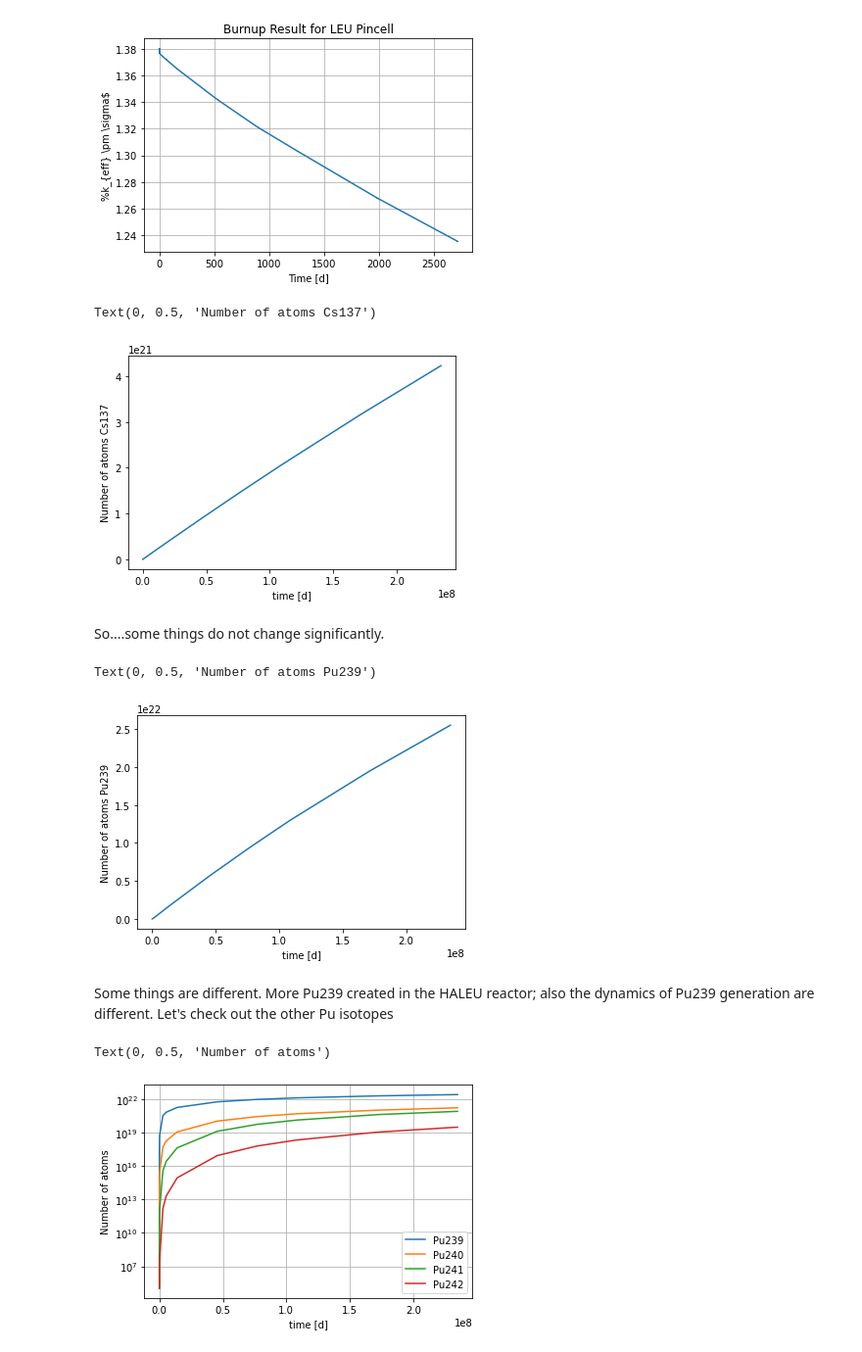
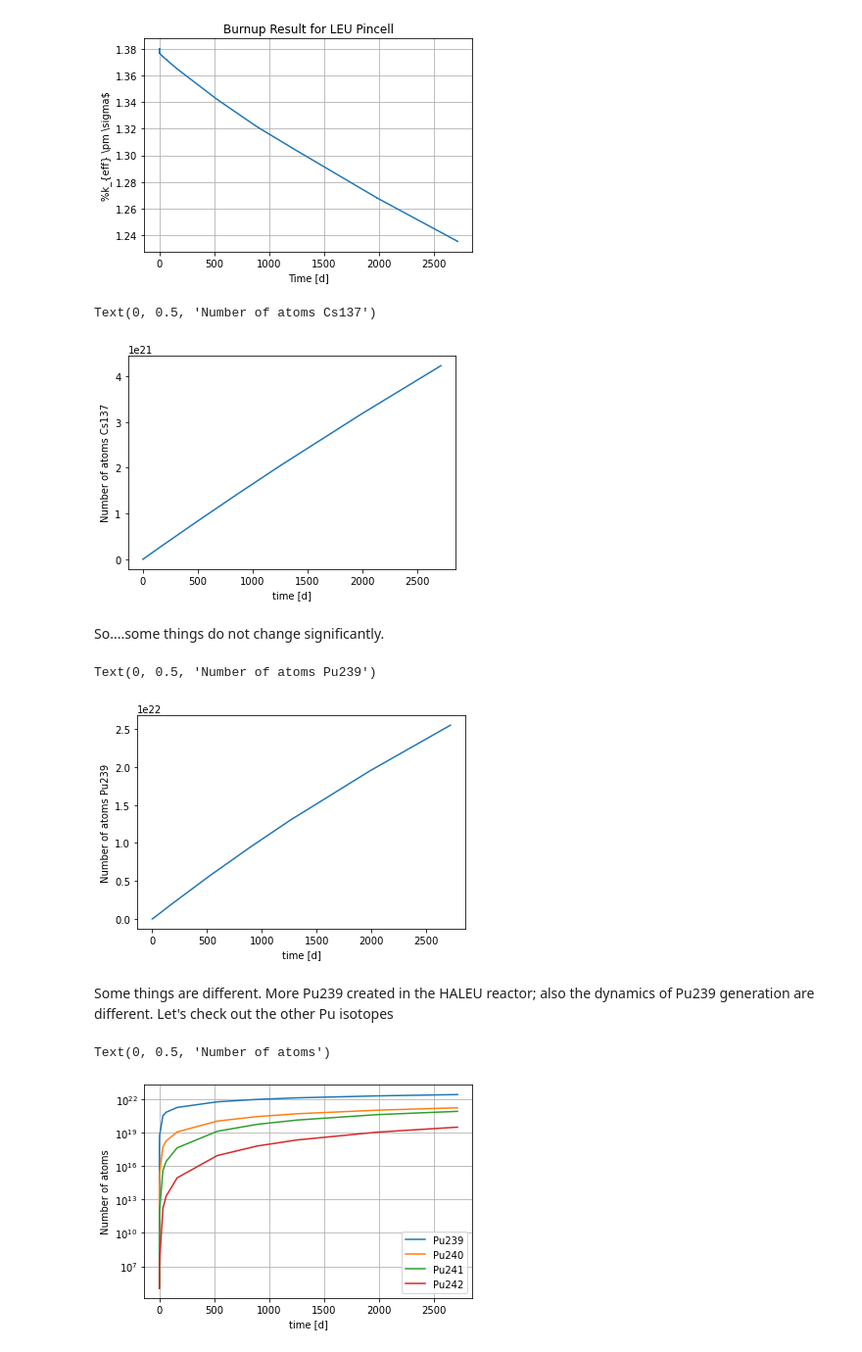
Before and after one commit to stu314159/er362_omc, a Jupyter notebook: examples/micro_reactor/haleu_pwr/burnup/haleu_burnup.ipynb, the cells around one changed output. Shown: that part at 98% size. Cells and saved outputs as stored; diff of their text form; code cells hidden in the pictures.

```diff
--- a/examples/micro_reactor/haleu_pwr/burnup/haleu_burnup.ipynb
+++ b/examples/micro_reactor/haleu_pwr/burnup/haleu_burnup.ipynb
@@ -283,37 +283,39 @@ plt.grid()
 [figure]
 # %%
 time, cs137 = results.get_atoms("1","Cs137")# I should verify that fuel is material "1"
+time /= 24*60*60
 plt.plot(time,cs137,label="Cs137")
 plt.xlabel("time [d]")
 plt.ylabel("Number of atoms Cs137")
 # %% [output]
 Text(0, 0.5, 'Number of atoms Cs137')
-[figure, old version]
+[figure, new version]
 # %% [markdown]
 So....some things do not change significantly.
 # %%
 time, Pu239 = results.get_atoms("1","Pu239")
+time /= (24*60*60)
 plt.plot(time,Pu239,label="Pu239")
 plt.xlabel("time [d]")
 plt.ylabel("Number of atoms Pu239")
 # %% [output]
 Text(0, 0.5, 'Number of atoms Pu239')
-[figure, old version]
+[figure, new version]
 # %% [markdown]
 Some things are different.  More Pu239 created in the HALEU reactor; also the dynamics of Pu239 generation are different.  Let's check out the other Pu isotopes
 # %%
 time, Pu240 = results.get_atoms("1","Pu240")
 time, Pu241 = results.get_atoms("1","Pu241")
 time, Pu242 = results.get_atoms("1","Pu242")
-
+time /= (24*60*60)
 plt.semilogy(time,Pu239,label="Pu239")
 plt.semilogy(time,Pu240,label="Pu240")
 plt.semilogy(time,Pu241,label="Pu241")
 plt.semilogy(time,Pu242,label="Pu242")
 plt.legend()
 plt.grid()
 plt.xlabel("time [d]")
 plt.ylabel("Number of atoms")
 # %% [output]
 Text(0, 0.5, 'Number of atoms')
-[figure, old version]
+[figure, new version]
```
Also changed, not shown: parts of 4 cells of this notebook, 1 other file.
